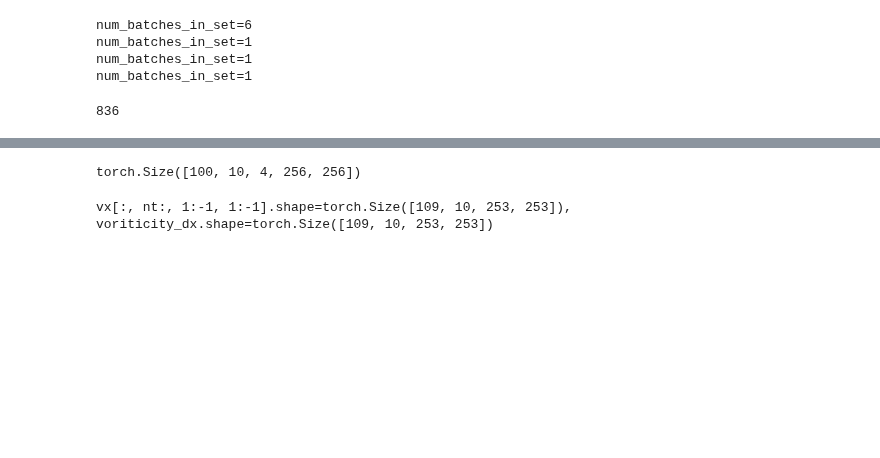
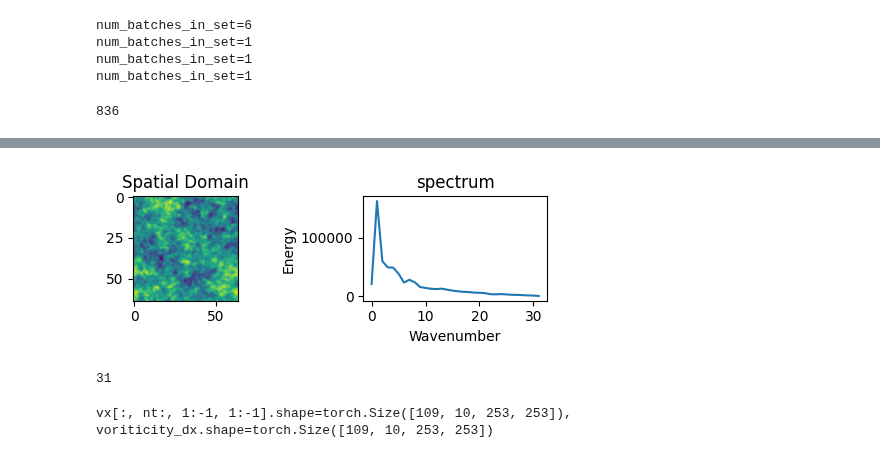
Before and after one commit to msakarvadia/operator_aliasing, a Jupyter notebook: notebooks/MultiResBrainstorm.ipynb, the cells around one changed output, grey strips where cells are left out. Saved outputs shown, nothing was run; the diff lists cells and outputs as text; code cells hidden in the pictures; blank space fills up the shorter version.

```diff
--- a/notebooks/MultiResBrainstorm.ipynb
+++ b/notebooks/MultiResBrainstorm.ipynb
@@ -331,18 +385,18 @@ darcy_forcing_term = 1.0
 burger_viscosity = 1.0
 train = False
 data_transforms = None
-dataset_name = 'ns_pdebench'
+dataset_name = 'incomp_ns_pdebench'
 comp_ns_params = ['Turb', 1.0, 1e-08, 1e-08, 'periodic', 512]
 
-resolution_ratios = [0,1, 0, 0]
+resolution_ratios = [0, 1, 0, 0]
 img_size = 128
 seed = 0
 
 data = get_dataset(
     dataset_name = dataset_name,
-    filter_lim = filter_lim,
+    filter_lim = 32,
     img_size = img_size,
-    downsample_dim = downsample_dim,
+    downsample_dim = 64,
     train=train,
     initial_steps=initial_steps,
     model_name=model_name,
@@ -377,7 +486,11 @@ torch.Size([100, 10, 4, 256, 256])
 # %%
-data[0]['x'].shape
+show_img_and_power_spectrum(data[0]['x'][0,0,0,...])
 # %% [output]
-torch.Size([100, 10, 4, 256, 256])
+[figure, added]
+# %%
+510 // 2 //2 //2 //2
+# %% [output]
+31
 # %%
 from operator_aliasing.train.pinn_losses import finite_difference_2d
 import torch
```
Also changed, not shown: parts of 12 cells of this notebook.
